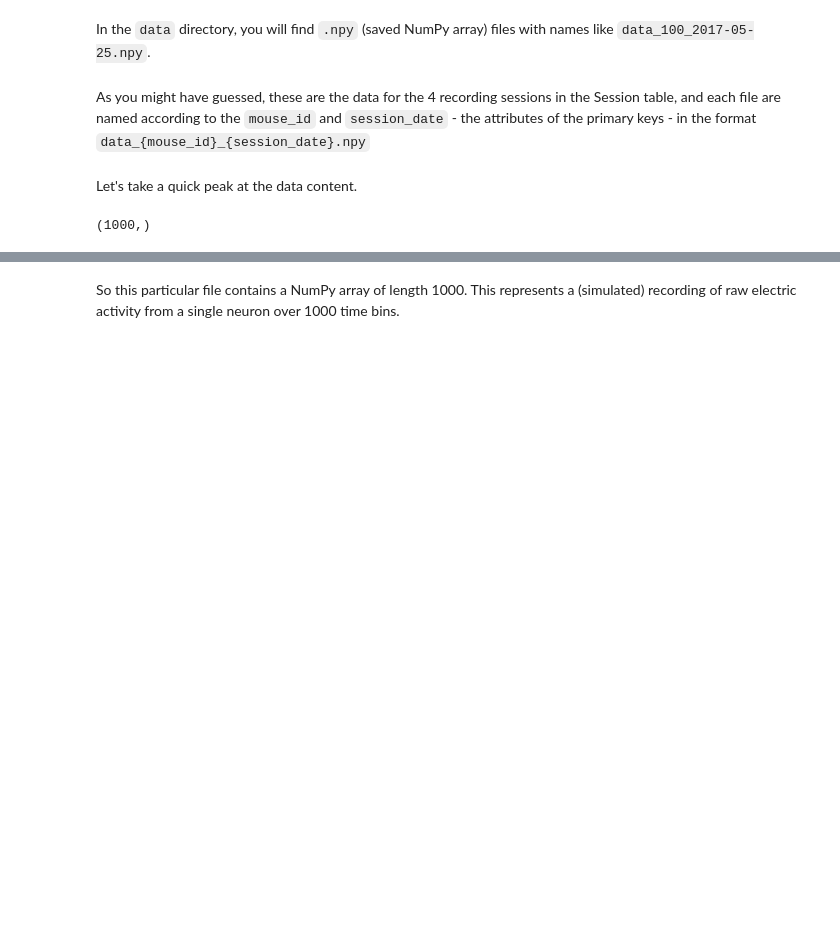
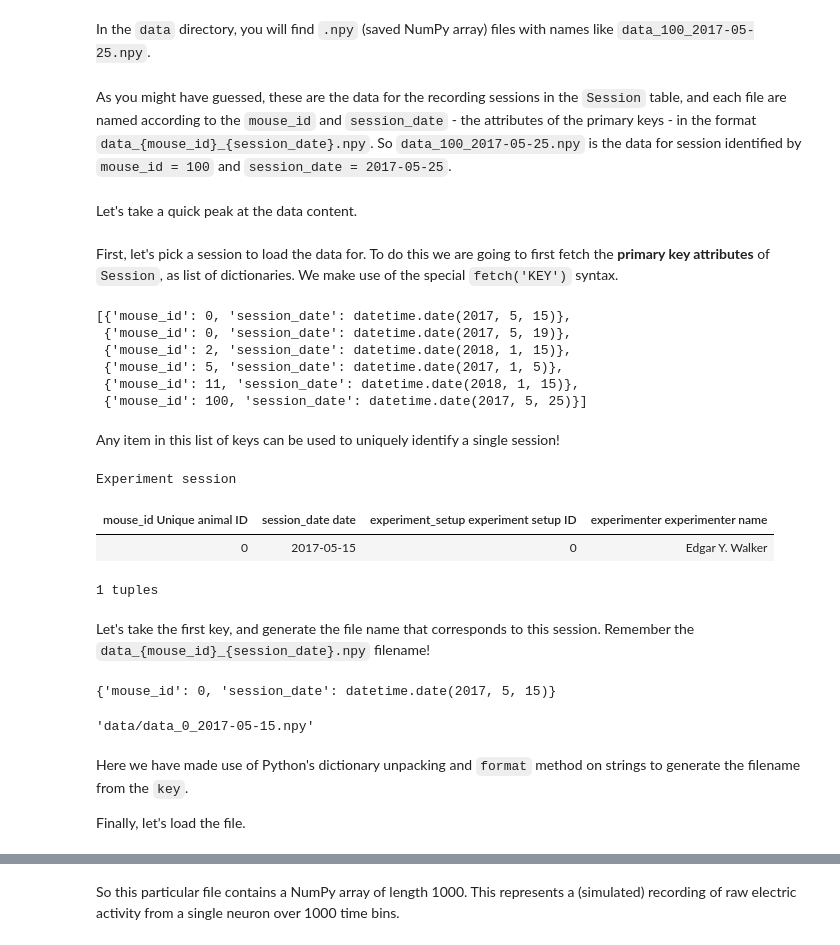
Before and after one commit to datajoint/neuronex_workshop_2018, a Jupyter notebook: 02-Imported and Computed Tables.ipynb, the cells around one changed output, grey strips where cells are left out. Saved outputs shown, nothing was run; the diff lists cells and outputs as text; code cells hidden in the pictures; blank space fills up the shorter version.

```diff
--- a/02-Imported and Computed Tables.ipynb
+++ b/02-Imported and Computed Tables.ipynb
@@ -54,12 +59,46 @@ We also went ahead and added a few more entries into the table.
 # %% [markdown]
 In the `data` directory, you will find `.npy` (saved NumPy array) files with names like `data_100_2017-05-25.npy`.
 # %% [markdown]
-As you might have guessed, these are the data for the 4 recording sessions in the Session table, and each file are named according to the `mouse_id` and `session_date` - the attributes of the primary keys - in the format `data_{mouse_id}_{session_date}.npy`
+As you might have guessed, these are the data for the recording sessions in the `Session` table, and each file are named according to the `mouse_id` and `session_date` - the attributes of the primary keys - in the format `data_{mouse_id}_{session_date}.npy`. So `data_100_2017-05-25.npy` is the data for session identified by `mouse_id = 100` and `session_date = 2017-05-25`.
 # %% [markdown]
 Let's take a quick peak at the data content.
+# %% [markdown]
+First, let's pick a session to load the data for. To do this we are going to first fetch the **primary key attributes** of `Session`, as list of dictionaries. We make use of the special `fetch('KEY')` syntax.
+# %%
+keys = Session.fetch('KEY')
+keys
+# %% [output]
+[{'mouse_id': 0, 'session_date': datetime.date(2017, 5, 15)},
+ {'mouse_id': 0, 'session_date': datetime.date(2017, 5, 19)},
+ {'mouse_id': 2, 'session_date': datetime.date(2018, 1, 15)},
+ {'mouse_id': 5, 'session_date': datetime.date(2017, 1, 5)},
+ {'mouse_id': 11, 'session_date': datetime.date(2018, 1, 15)},
+ {'mouse_id': 100, 'session_date': datetime.date(2017, 5, 25)}]
+# %% [markdown]
+Any item in this list of keys can be used to uniquely identify a single session!
+# %%
+Session & keys[0]
+# %% [output]
+Experiment session
+| mouse_id Unique animal ID | session_date date | experiment_setup experiment setup ID | experimenter experimenter name |
+| 0 | 2017-05-15 | 0 | Edgar Y. Walker |
+1 tuples
+# %% [markdown]
+Let's take the first key, and generate the file name that corresponds to this session. Remember the `data_{mouse_id}_{session_date}.npy` filename!
+# %%
+key = keys[0]
+key
+# %% [output]
+{'mouse_id': 0, 'session_date': datetime.date(2017, 5, 15)}
+# %%
+filename = 'data/data_{mouse_id}_{session_date}.npy'.format(**key)
+filename
+# %% [output]
+'data/data_0_2017-05-15.npy'
+# %% [markdown]
+Here we have made use of Python's dictionary unpacking and `format` method on strings to generate the filename from the `key`.
+
+Finally, let's load the file.
 # %%
 import numpy as np
-data = np.load('data/data_0_2017-05-15.npy')
-data.shape
+data = np.load(filename)
-# %% [output]
-(1000,)
```
Also changed, not shown: parts of 70 cells of this notebook, 2 other files.
